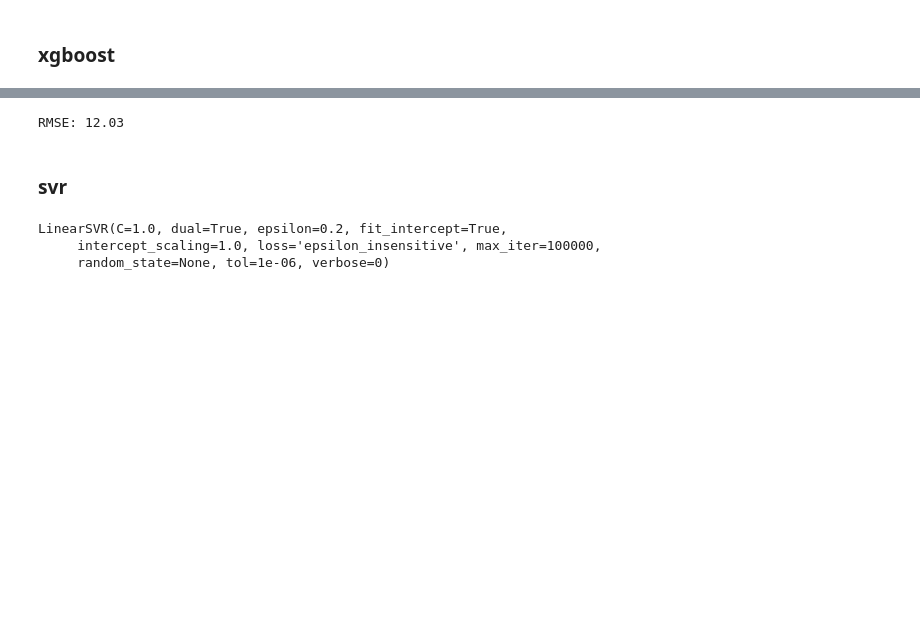
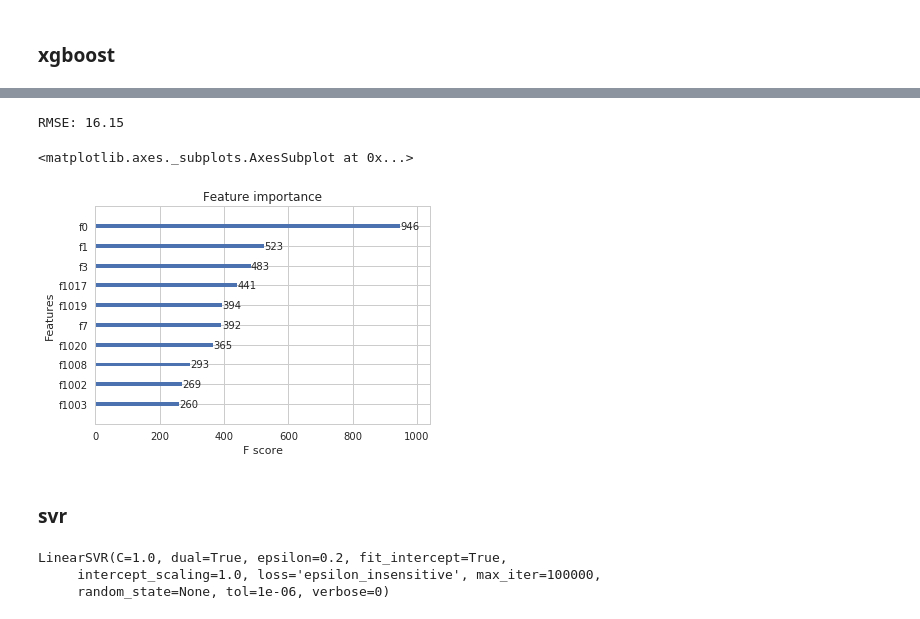
Before and after one commit to junwoopark92/2018-Posco-AI-Challenge, a Jupyter notebook: Task3_pred_restaurant_customer/jw/03.add_date_feature.ipynb, the cells around one changed output, grey strips where cells are left out. Drawn from its saved outputs; the diff is of its cells as text; code cells hidden in the pictures; blank space fills up the shorter version.

```diff
--- a/Task3_pred_restaurant_customer/jw/03.add_date_feature.ipynb
+++ b/Task3_pred_restaurant_customer/jw/03.add_date_feature.ipynb
@@ -331,8 +360,8 @@ RMSE: 15.88
 # %%
 import xgboost
 # %%
-xgb = xgboost.XGBRegressor(n_estimators=100, booster='gblinear', learning_rate=0.1, gamma=0, subsample=0.75,
-                           colsample_bytree=1, max_depth=3, n_job=4)
+xgb = xgboost.XGBRegressor(n_estimators=100, learning_rate=0.1, gamma=0, subsample=0.75,
+                           colsample_bytree=1, max_depth=10, n_job=4)
 # %%
 %%time
 xgb.fit(X_train,y_train)
@@ -348,7 +368,13 @@ XGBRegressor(base_score=0.5, booster='gblinear', colsample_bylevel=1,
 # %%
-print("RMSE: %.2f"% math.sqrt(np.mean((xgb.predict(X_test) - y_test) ** 2)))
+print("RMSE: %.2f"% math.sqrt(np.mean(((xgb.predict(X_test)) - (y_test)) ** 2)))
 # %% [output]
-RMSE: 12.03
+RMSE: 16.15
+# %%
+%matplotlib inline
+xgboost.plot_importance(xgb, max_num_features=10)
+# %% [output]
+<matplotlib.axes._subplots.AxesSubplot at 0x...>
+[figure, added]
 # %% [markdown]
 ### svr
 # %%
```
Also changed, not shown: parts of 34 cells of this notebook, 1 other file.
